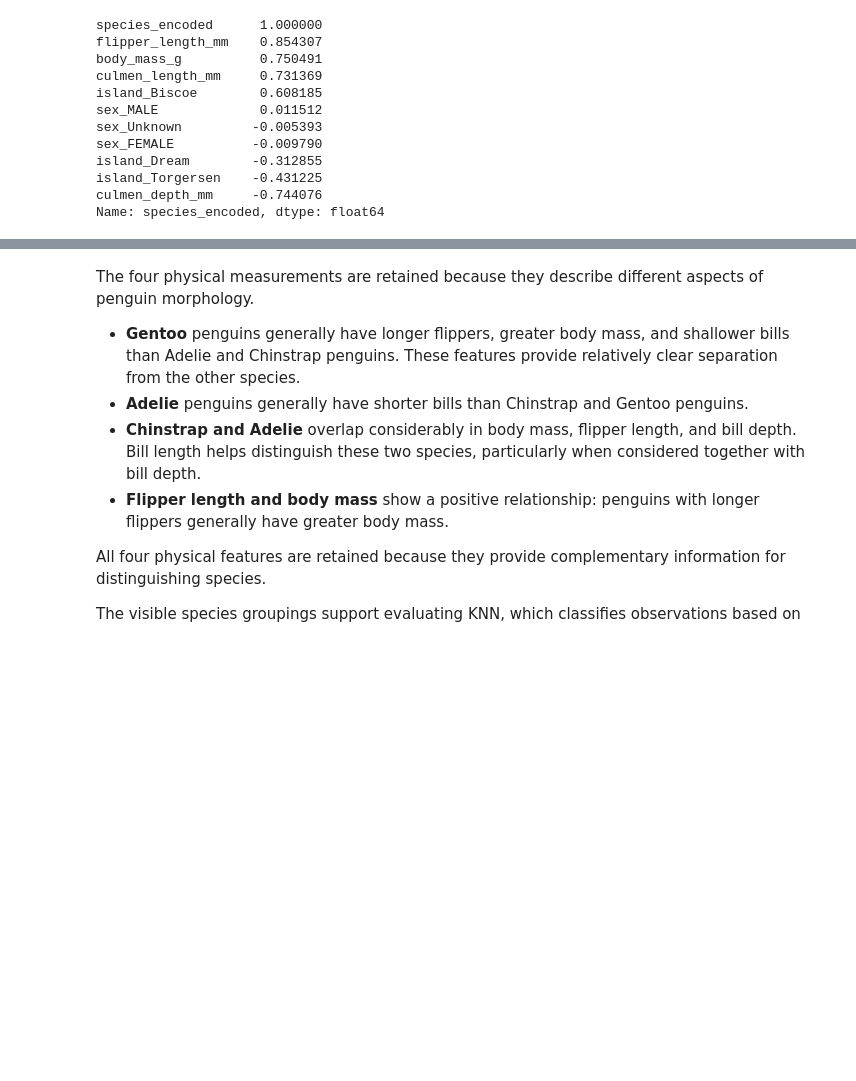
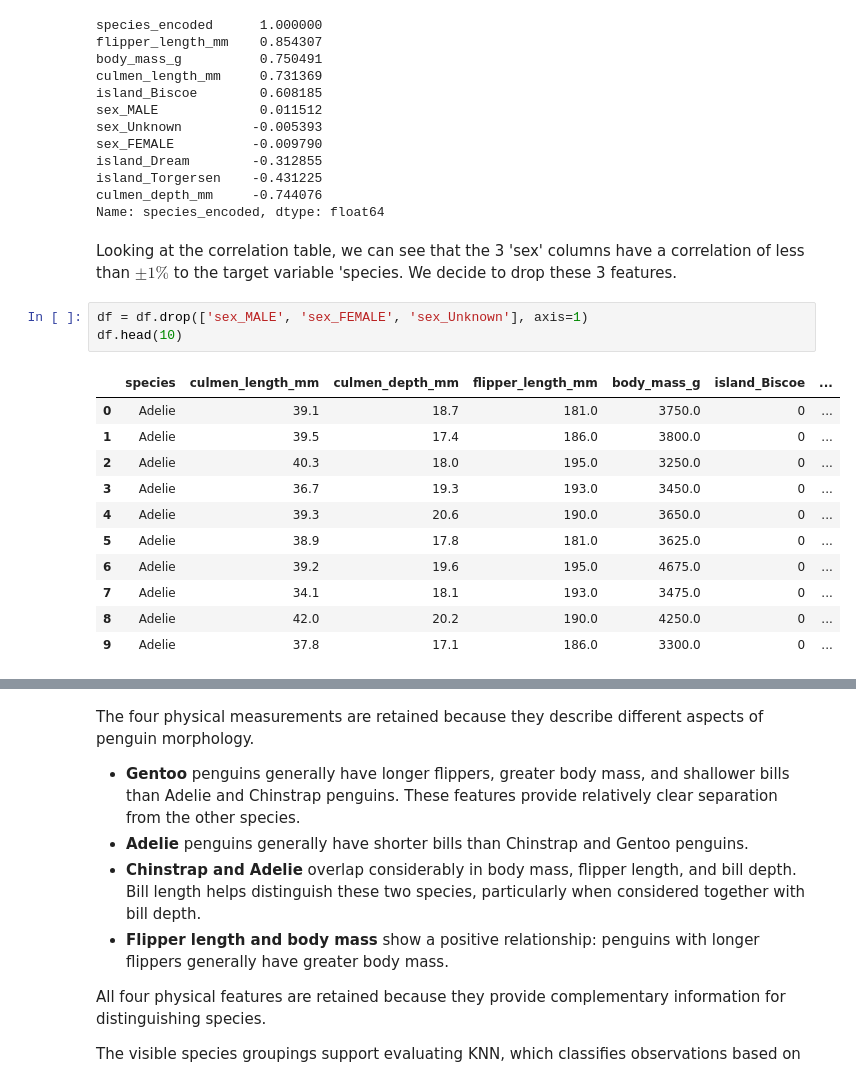
Before and after one commit to argobres/penguins_classification, a Jupyter notebook: notebooks/001_KNN_Classification.ipynb, the cells around one changed output, grey strips where cells are left out. Drawn from its saved outputs; the diff is of its cells as text; blank space fills up the shorter version.

```diff
--- a/notebooks/001_KNN_Classification.ipynb
+++ b/notebooks/001_KNN_Classification.ipynb
@@ -281,6 +297,23 @@ island_Dream        -0.312855
 island_Torgersen    -0.431225
 culmen_depth_mm     -0.744076
 Name: species_encoded, dtype: float64
+# %% [markdown]
+Looking at the correlation table, we can see that the 3 'sex' columns have a correlation of less than $\pm1\%$ to the target variable 'species. We decide to drop these 3 features.
+# %%
+df = df.drop(['sex_MALE', 'sex_FEMALE', 'sex_Unknown'], axis=1)
+df.head(10)
+# %% [output]
+|  | species | culmen_length_mm | culmen_depth_mm | flipper_length_mm | body_mass_g | island_Biscoe | ... |
+| 0 | Adelie | 39.1 | 18.7 | 181.0 | 3750.0 | 0 | ... |
+| 1 | Adelie | 39.5 | 17.4 | 186.0 | 3800.0 | 0 | ... |
+| 2 | Adelie | 40.3 | 18.0 | 195.0 | 3250.0 | 0 | ... |
+| 3 | Adelie | 36.7 | 19.3 | 193.0 | 3450.0 | 0 | ... |
+| 4 | Adelie | 39.3 | 20.6 | 190.0 | 3650.0 | 0 | ... |
+| 5 | Adelie | 38.9 | 17.8 | 181.0 | 3625.0 | 0 | ... |
+| 6 | Adelie | 39.2 | 19.6 | 195.0 | 4675.0 | 0 | ... |
+| 7 | Adelie | 34.1 | 18.1 | 193.0 | 3475.0 | 0 | ... |
+| 8 | Adelie | 42.0 | 20.2 | 190.0 | 4250.0 | 0 | ... |
+| 9 | Adelie | 37.8 | 17.1 | 186.0 | 3300.0 | 0 | ... |
 # %%
 numeric_cols = [
     "culmen_length_mm",
```
Also changed, not shown: parts of 8 cells of this notebook, 5 other files.
